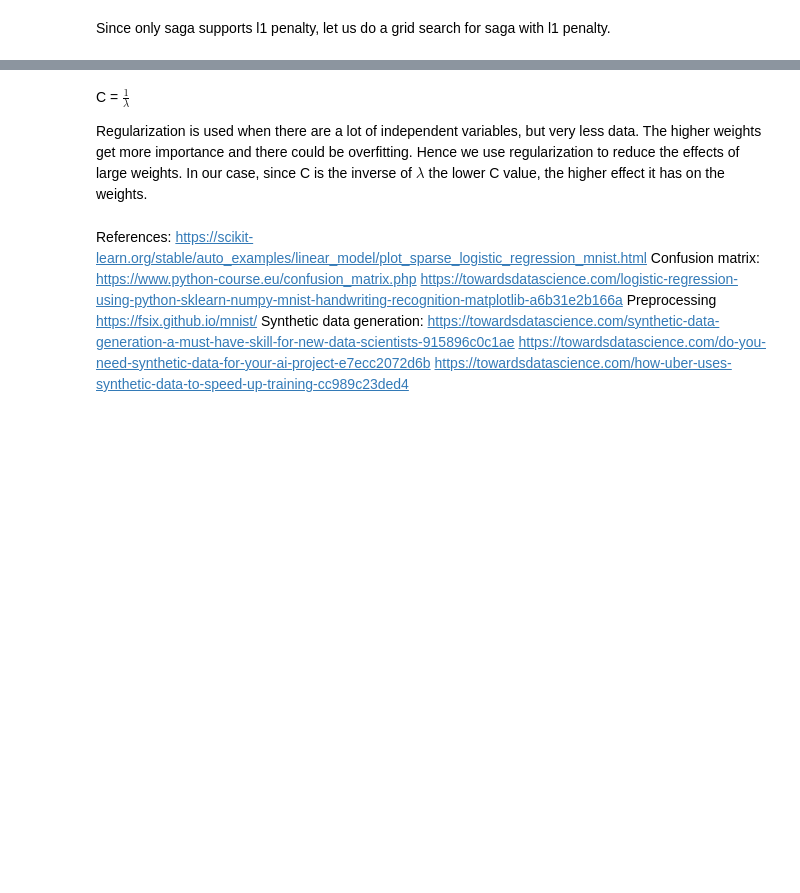
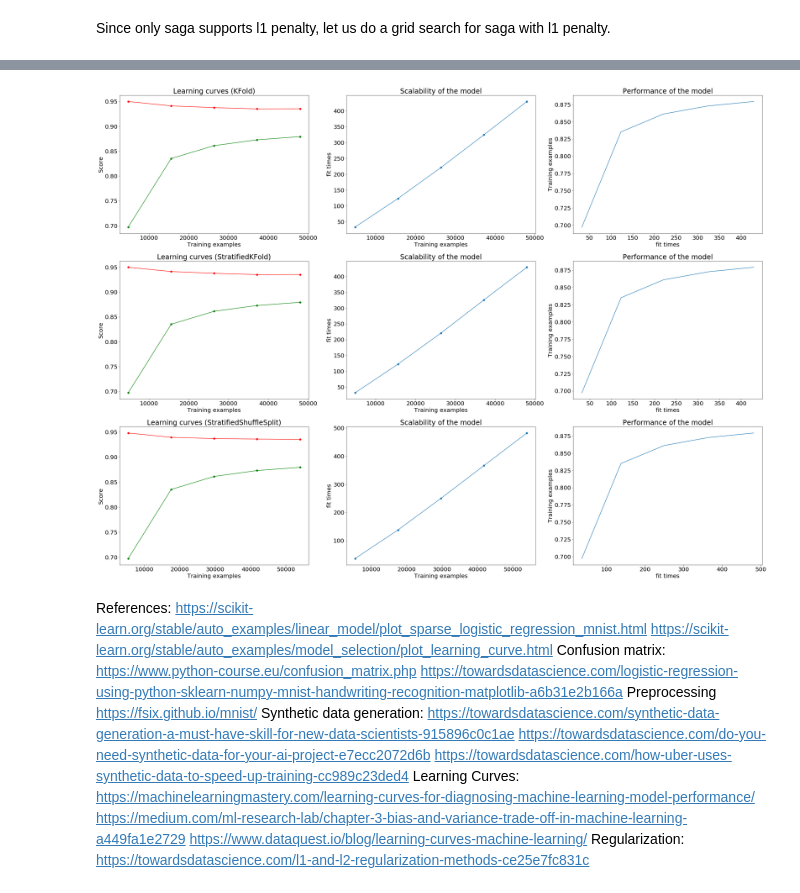
Before and after one commit to vandana-iyer/MNIST-playground, a Jupyter notebook: Linear Classifiers/01_MNIST_LogisticRegression.ipynb, the cells around one changed output, grey strips where cells are left out. Cells and saved outputs as stored; diff of their text form; code cells hidden in the pictures; blank space fills up the shorter version.

Commit message:
Adding cross-validation

```diff
--- a/Linear Classifiers/01_MNIST_LogisticRegression.ipynb
+++ b/Linear Classifiers/01_MNIST_LogisticRegression.ipynb
@@ -548,10 +706,61 @@ Text(0.5, 1.0, 'Performance of the model')
-# %% [markdown]
- C = $\frac 1{\lambda}$
-
-Regularization is used when there are a lot of independent variables, but very less data. The higher weights get more importance and there could be overfitting. Hence we use regularization to reduce the effects of large weights. In our case, since C is the inverse of $\lambda$ the lower C value, the higher effect it has on the weights.
+# %%
+def plot_learning_curves(train_sizes,
+                         train_scores_mean,
+                         train_scores_std,
+                         validation_scores_mean,
+                         validation_scores_std,
+                         fit_times_mean,
+                         score_times_list,
+                         title,
+                        plot_index):
+
+    # Plot Learning curves
+    plt.subplot(3, 3, (3 * plot_index) + 1)
+    plt.plot(train_sizes, train_scores_mean, 'o-', color='r', label='Training Score')
+    plt.plot(train_sizes, validation_scores_mean, 'o-', color='g', label='Validation Score')
+    plt.xlabel('Training examples')
+    plt.ylabel('Score')
+    plt.title(title)
+
+    # Plot n_samples vs fit_times
+    plt.subplot(3, 3, (3 * plot_index) + 2)
+    plt.plot(train_sizes, fit_times_mean, 'o-')
+    plt.xlabel("Training examples")
+    plt.ylabel("fit times")
+    plt.title("Scalability of the model")
+
+    # Plot fit_times vs train scores
+    plt.subplot(3, 3, (3 * plot_index) + 3)
+    plt.plot(fit_times_mean, validation_scores_mean)
+    plt.xlabel('fit times')
+    plt.ylabel('Training examples')
+    plt.title("Performance of the model")
+
+
+
+plt.figure(figsize=(40, 30))
+plt.rcParams.update({'font.size': 20})
+titles = ["Learning curves (KFold)", "Learning curves (StratifiedKFold)", "Learning curves (StratifiedShuffleSplit)"]
+
+for i, title in enumerate(titles):
+    train_sizes = train_sizes_list[i]
+    train_scores_mean = np.mean(train_scores_list[i], axis=1)
+    train_scores_std = np.std(train_scores_list[i], axis=1)
+    validation_scores_mean = np.mean(validation_scores_list[i], axis=1)
+    validation_scores_std = np.std(validation_scores_list[i], axis=1)
+    fit_times_mean = np.mean(fit_times_list[i], axis=1)
+    score_times_mean = np.mean(score_times_list[i], axis=1)
+
+
+
+    plot_learning_curves(train_sizes, train_scores_mean, train_scores_std, validation_scores_mean, validation_scores_std,
+                         fit_times_mean,score_times_list, title, i)
+# %% [output]
+[figure, added]
 # %% [markdown]
 References:
 https://scikit-learn.org/stable/auto_examples/linear_model/plot_sparse_logistic_regression_mnist.html
+https://scikit-learn.org/stable/auto_examples/model_selection/plot_learning_curve.html
 Confusion matrix: https://www.python-course.eu/confusion_matrix.php
 https://towardsdatascience.com/logistic-regression-using-python-sklearn-numpy-mnist-handwriting-recognition-matplotlib-a6b31e2b166a
 Preprocessing
@@ -560,3 +769,8 @@ Synthetic data generation:
 https://towardsdatascience.com/synthetic-data-generation-a-must-have-skill-for-new-data-scientists-915896c0c1ae
 https://towardsdatascience.com/do-you-need-synthetic-data-for-your-ai-project-e7ecc2072d6b
 https://towardsdatascience.com/how-uber-uses-synthetic-data-to-speed-up-training-cc989c23ded4
+Learning Curves:
+https://machinelearningmastery.com/learning-curves-for-diagnosing-machine-learning-model-performance/
+https://medium.com/ml-research-lab/chapter-3-bias-and-variance-trade-off-in-machine-learning-a449fa1e2729
+https://www.dataquest.io/blog/learning-curves-machine-learning/
+Regularization: https://towardsdatascience.com/l1-and-l2-regularization-methods-ce25e7fc831c
```
Also changed, not shown: parts of 18 cells of this notebook, 2 other files.
